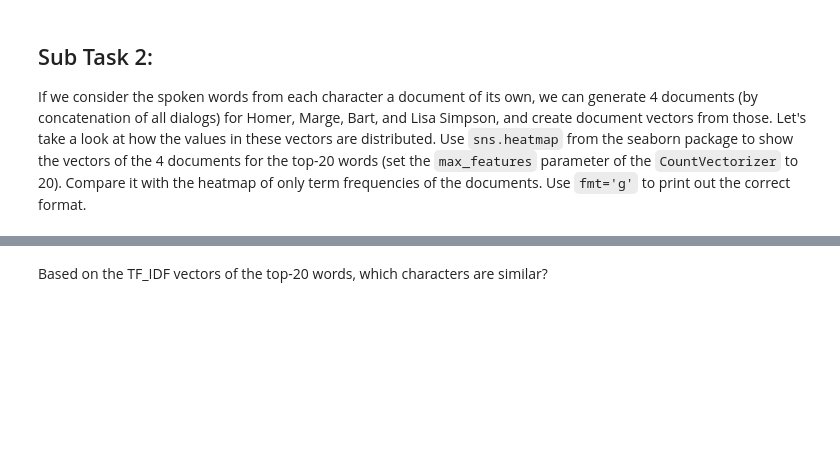
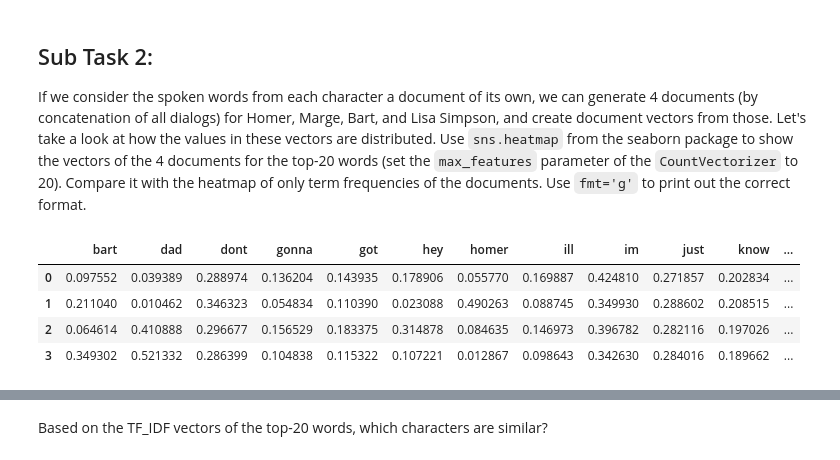
Before and after one commit to fidsusj/HateSpeechDetection, a Jupyter notebook: assignments/2/ITA_assignment_2.ipynb, the cells around one changed output, grey strips where cells are left out. Cells and saved outputs as stored; diff of their text form; code cells hidden in the pictures; blank space fills up the shorter version.

```diff
--- a/assignments/2/ITA_assignment_2.ipynb
+++ b/assignments/2/ITA_assignment_2.ipynb
@@ -535,20 +587,26 @@ import seaborn as sns
 # %%
 # prepare data -> 4 docs
 
 list_of_docs = []
 for character_id in [[2, 'Homer Simpson'], [1, 'Marge Simpson'], [8, 'Bart Simpson'], [9, 'Lisa Simpson']]:
     ##### Your code ######
     corpus_list = get_character_items(merged_data, character_id[0])
     list_of_docs.append(' '.join(corpus_list))
 
 character_list = ['Homer Simpson', 'Marge Simpson', 'Bart Simpson', 'Lisa Simpson']
 vectorizer = CountVectorizer(stop_words='english', max_features=20)
-count_vectorized = calc_tf(vectorizer, list_of_docs)
+count_vectorized = vectorizer.fit_transform(list_of_docs)
 df_tf = pd.DataFrame(count_vectorized.toarray(), columns=vectorizer.get_feature_names())
 #df_tf.index = character_list
-df_tf_idf = calc_idf_and_tfidf(vectorizer, count_vectorized)
+df_tf_idf = calc_tfidf(vectorizer, count_vectorized)
 #df_tf_idf.index = character_list
 df_tf_idf.head()
+# %% [output]
+|  | bart | dad | dont | gonna | got | hey | homer | ill | im | just | know | ... |
+| 0 | 0.097552 | 0.039389 | 0.288974 | 0.136204 | 0.143935 | 0.178906 | 0.055770 | 0.169887 | 0.424810 | 0.271857 | 0.202834 | ... |
+| 1 | 0.211040 | 0.010462 | 0.346323 | 0.054834 | 0.110390 | 0.023088 | 0.490263 | 0.088745 | 0.349930 | 0.288602 | 0.208515 | ... |
+| 2 | 0.064614 | 0.410888 | 0.296677 | 0.156529 | 0.183375 | 0.314878 | 0.084635 | 0.146973 | 0.396782 | 0.282116 | 0.197026 | ... |
+| 3 | 0.349302 | 0.521332 | 0.286399 | 0.104838 | 0.115322 | 0.107221 | 0.012867 | 0.098643 | 0.342630 | 0.284016 | 0.189662 | ... |
 # %%
 fig, ax = plt.subplots(figsize=(17,6))
 sns.heatmap(df_tf_idf ### Your tfidf weights ###
```
Also changed, not shown: parts of 11 cells of this notebook, 2 other files.
